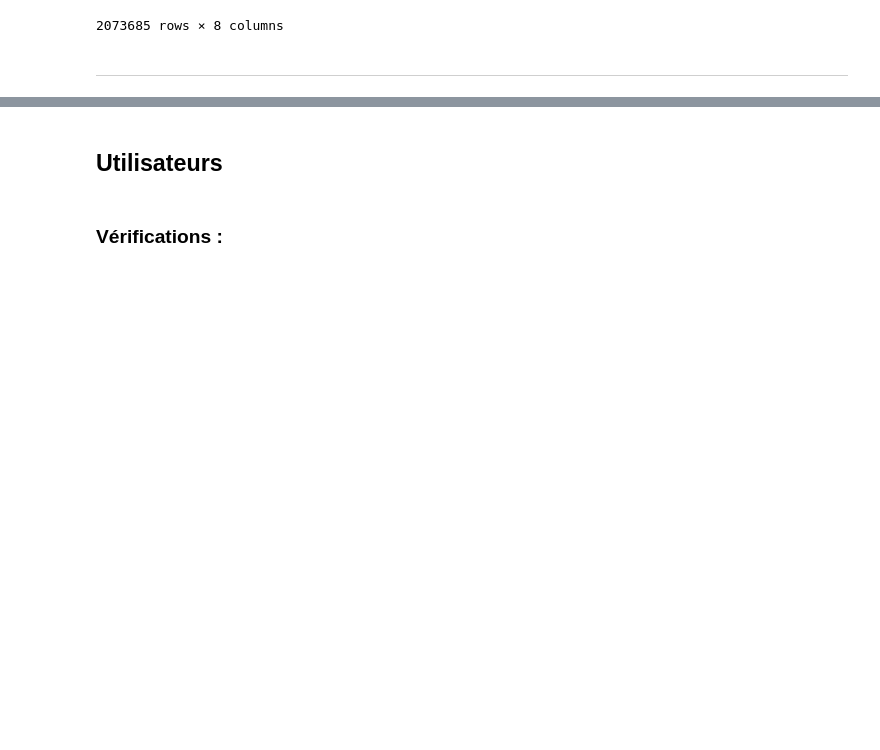
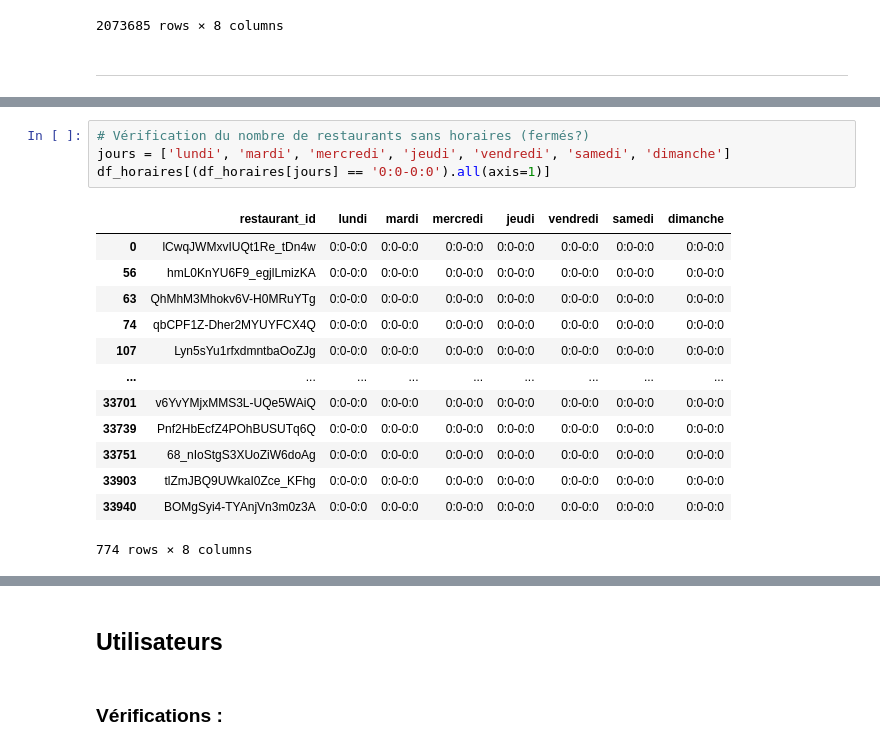
Before and after one commit to Marc-AntoineMercier/420-514-MV-TP03, a Jupyter notebook: nettoyage.ipynb, the cells around one changed output, grey strips where cells are left out. Cells and saved outputs as stored; diff of their text form; blank space fills up the shorter version.

```diff
--- a/nettoyage.ipynb
+++ b/nettoyage.ipynb
@@ -197,0 +611,18 @@ df_avis
+# %%
+# Vérification du nombre de restaurants sans horaires (fermés?)
+jours = ['lundi', 'mardi', 'mercredi', 'jeudi', 'vendredi', 'samedi', 'dimanche']
+df_horaires[(df_horaires[jours] == '0:0-0:0').all(axis=1)]
+# %% [output]
+|  | restaurant_id | lundi | mardi | mercredi | jeudi | vendredi | samedi | dimanche |
+| 0 | lCwqJWMxvIUQt1Re_tDn4w | 0:0-0:0 | 0:0-0:0 | 0:0-0:0 | 0:0-0:0 | 0:0-0:0 | 0:0-0:0 | 0:0-0:0 |
+| 56 | hmL0KnYU6F9_egjlLmizKA | 0:0-0:0 | 0:0-0:0 | 0:0-0:0 | 0:0-0:0 | 0:0-0:0 | 0:0-0:0 | 0:0-0:0 |
+| 63 | QhMhM3Mhokv6V-H0MRuYTg | 0:0-0:0 | 0:0-0:0 | 0:0-0:0 | 0:0-0:0 | 0:0-0:0 | 0:0-0:0 | 0:0-0:0 |
+| 74 | qbCPF1Z-Dher2MYUYFCX4Q | 0:0-0:0 | 0:0-0:0 | 0:0-0:0 | 0:0-0:0 | 0:0-0:0 | 0:0-0:0 | 0:0-0:0 |
+| 107 | Lyn5sYu1rfxdmntbaOoZJg | 0:0-0:0 | 0:0-0:0 | 0:0-0:0 | 0:0-0:0 | 0:0-0:0 | 0:0-0:0 | 0:0-0:0 |
+| ... | ... | ... | ... | ... | ... | ... | ... | ... |
+| 33701 | v6YvYMjxMMS3L-UQe5WAiQ | 0:0-0:0 | 0:0-0:0 | 0:0-0:0 | 0:0-0:0 | 0:0-0:0 | 0:0-0:0 | 0:0-0:0 |
+| 33739 | Pnf2HbEcfZ4POhBUSUTq6Q | 0:0-0:0 | 0:0-0:0 | 0:0-0:0 | 0:0-0:0 | 0:0-0:0 | 0:0-0:0 | 0:0-0:0 |
+| 33751 | 68_nIoStgS3XUoZiW6doAg | 0:0-0:0 | 0:0-0:0 | 0:0-0:0 | 0:0-0:0 | 0:0-0:0 | 0:0-0:0 | 0:0-0:0 |
+| 33903 | tlZmJBQ9UWkaI0Zce_KFhg | 0:0-0:0 | 0:0-0:0 | 0:0-0:0 | 0:0-0:0 | 0:0-0:0 | 0:0-0:0 | 0:0-0:0 |
+| 33940 | BOMgSyi4-TYAnjVn3m0z3A | 0:0-0:0 | 0:0-0:0 | 0:0-0:0 | 0:0-0:0 | 0:0-0:0 | 0:0-0:0 | 0:0-0:0 |
+774 rows × 8 columns
```
Also changed, not shown: parts of 98 cells of this notebook, 1 other file.
